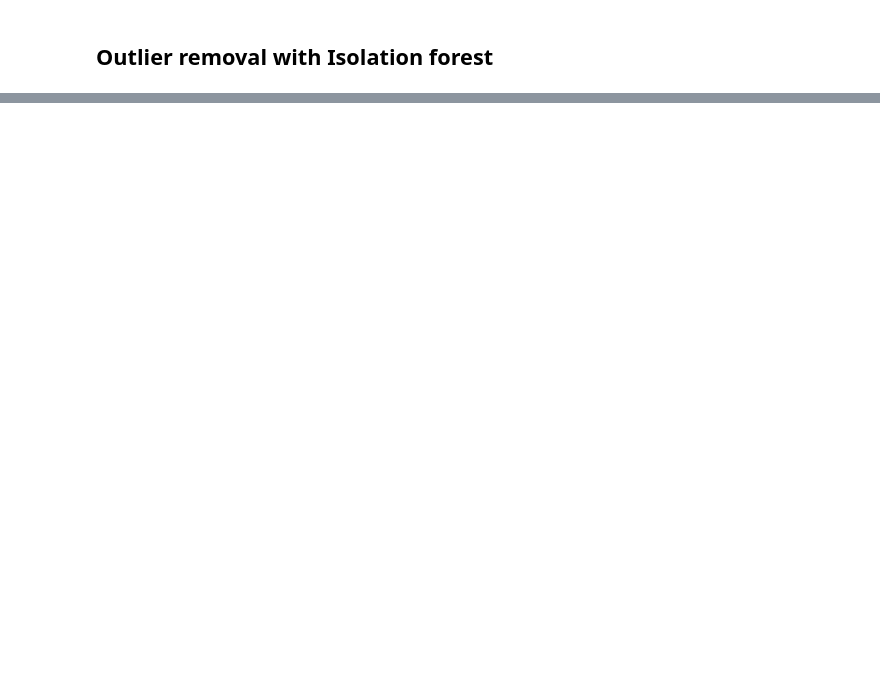
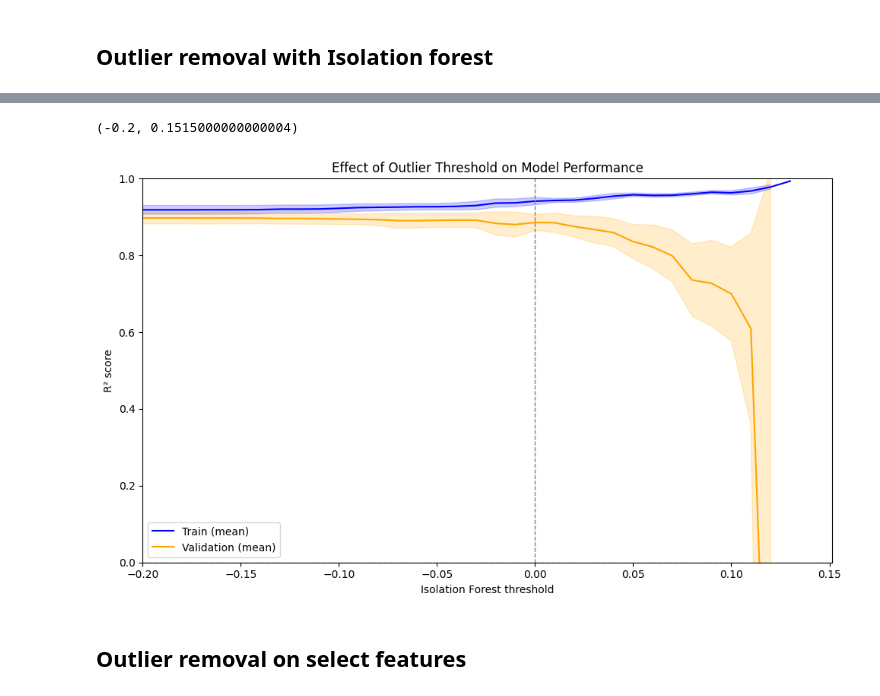
Before and after one commit to IRiViI/ai-codex-machine-learning-advanced, a Jupyter notebook: chapters/data-preprocessing/outlier-removal.ipynb, the cells around one changed output, grey strips where cells are left out. Saved outputs shown, nothing was run; the diff lists cells and outputs as text; code cells hidden in the pictures; blank space fills up the shorter version.

Commit message:
added outliers

```diff
--- a/chapters/data-preprocessing/outlier-removal.ipynb
+++ b/chapters/data-preprocessing/outlier-removal.ipynb
@@ -388,0 +464,38 @@ plt.grid()
+# %%
+
+# Convert results into a DataFrame
+df_results = pd.DataFrame(results)
+
+# Average across seeds for each threshold
+mean_scores = df_results.groupby("threshold")[["train", "val"]].mean().reset_index()
+std_scores = df_results.groupby("threshold")[["train", "val"]].std().reset_index()
+
+# Plot
+plt.figure(figsize=(10,6))
+plt.plot(mean_scores["threshold"], mean_scores["train"], label="Train (mean)", color="blue")
+plt.fill_between(mean_scores["threshold"],
+                 mean_scores["train"] - std_scores["train"],
+                 mean_scores["train"] + std_scores["train"],
+                 alpha=0.2, color="blue")
+
+plt.plot(mean_scores["threshold"], mean_scores["val"], label="Validation (mean)", color="orange")
+plt.fill_between(mean_scores["threshold"],
+                 mean_scores["val"] - std_scores["val"],
+                 mean_scores["val"] + std_scores["val"],
+                 alpha=0.2, color="orange")
+
+plt.axhline(0, color="grey", linestyle="--", linewidth=1)
+plt.axvline(0, color="grey", linestyle="--", linewidth=1)
+
+plt.xlabel("Isolation Forest threshold")
+plt.ylabel("R² score")
+plt.title("Effect of Outlier Threshold on Model Performance")
+plt.legend()
+plt.tight_layout()
+plt.ylim(0, 1)
+plt.xlim(-0.2, None)
+# %% [output]
+(-0.2, 0.1515000000000004)
+[figure, added]
+# %% [markdown]
+## Outlier removal on select features
```
Also changed, not shown: parts of 20 cells of this notebook.
